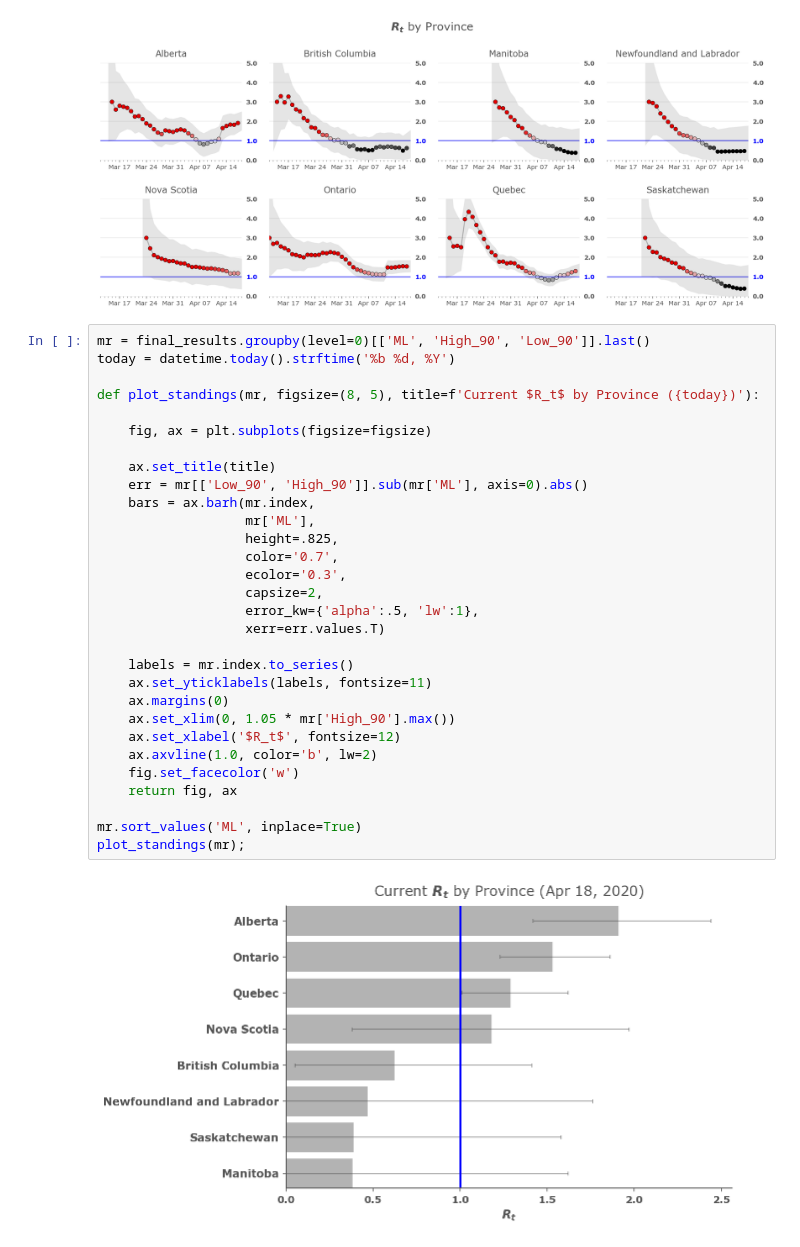
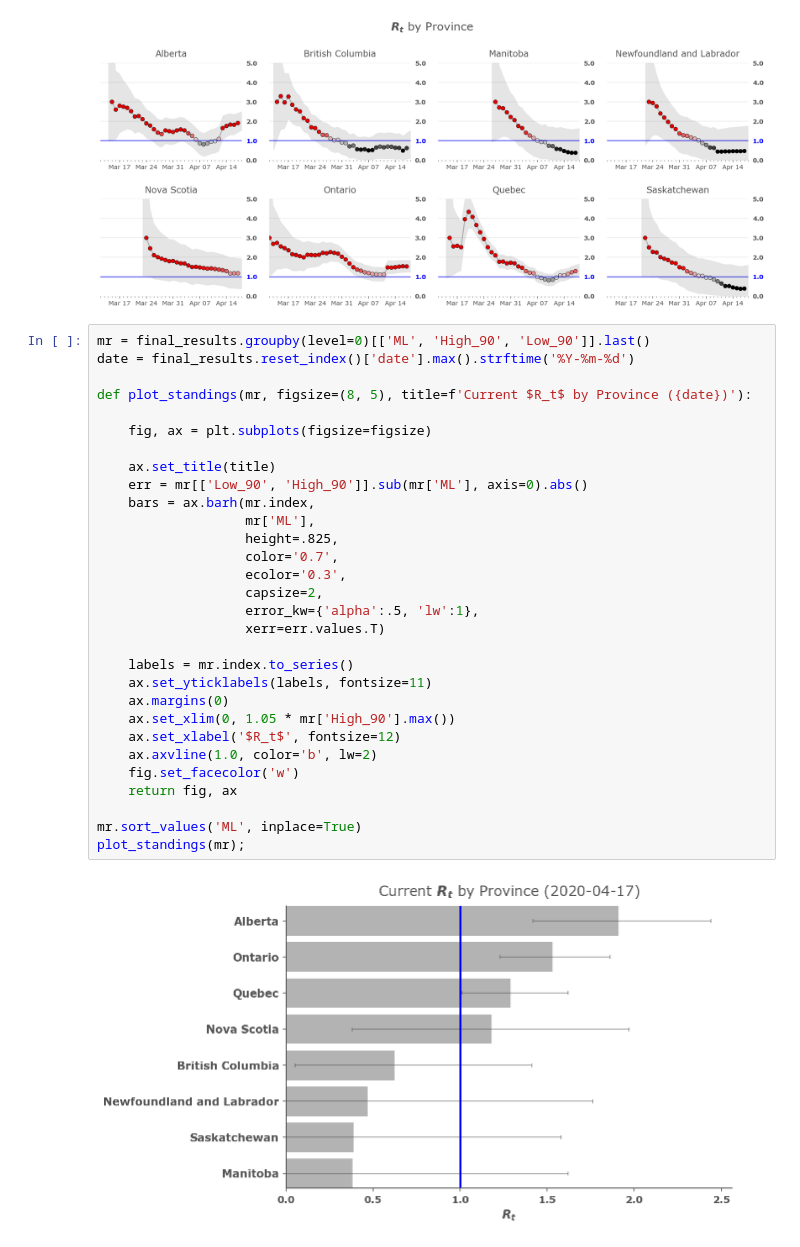
Before and after one commit to jenfly/covid-19, a Jupyter notebook: canada-Rt.ipynb, the cells around one changed output. Cells and saved outputs as stored; diff of their text form.

Commit message:
Update plots

```diff
--- a/canada-Rt.ipynb
+++ b/canada-Rt.ipynb
@@ -131,33 +131,33 @@ fig.set_facecolor('w')
 [figure]
 # %%
 mr = final_results.groupby(level=0)[['ML', 'High_90', 'Low_90']].last()
-today = datetime.today().strftime('%b %d, %Y')
+date = final_results.reset_index()['date'].max().strftime('%Y-%m-%d')
 
-def plot_standings(mr, figsize=(8, 5), title=f'Current $R_t$ by Province ({today})'):
+def plot_standings(mr, figsize=(8, 5), title=f'Current $R_t$ by Province ({date})'):
 
     fig, ax = plt.subplots(figsize=figsize)
 
     ax.set_title(title)
     err = mr[['Low_90', 'High_90']].sub(mr['ML'], axis=0).abs()
     bars = ax.barh(mr.index,
                    mr['ML'],
                    height=.825,
                    color='0.7',
                    ecolor='0.3',
                    capsize=2,
                    error_kw={'alpha':.5, 'lw':1},
                    xerr=err.values.T)
 
     labels = mr.index.to_series()
     ax.set_yticklabels(labels, fontsize=11)
     ax.margins(0)
     ax.set_xlim(0, 1.05 * mr['High_90'].max())
     ax.set_xlabel('$R_t$', fontsize=12)
     ax.axvline(1.0, color='b', lw=2)
     fig.set_facecolor('w')
     return fig, ax
 
 mr.sort_values('ML', inplace=True)
 plot_standings(mr);
 # %% [output]
-[figure, old version]
+[figure, new version]
```
Also changed, not shown: 1 other file.
